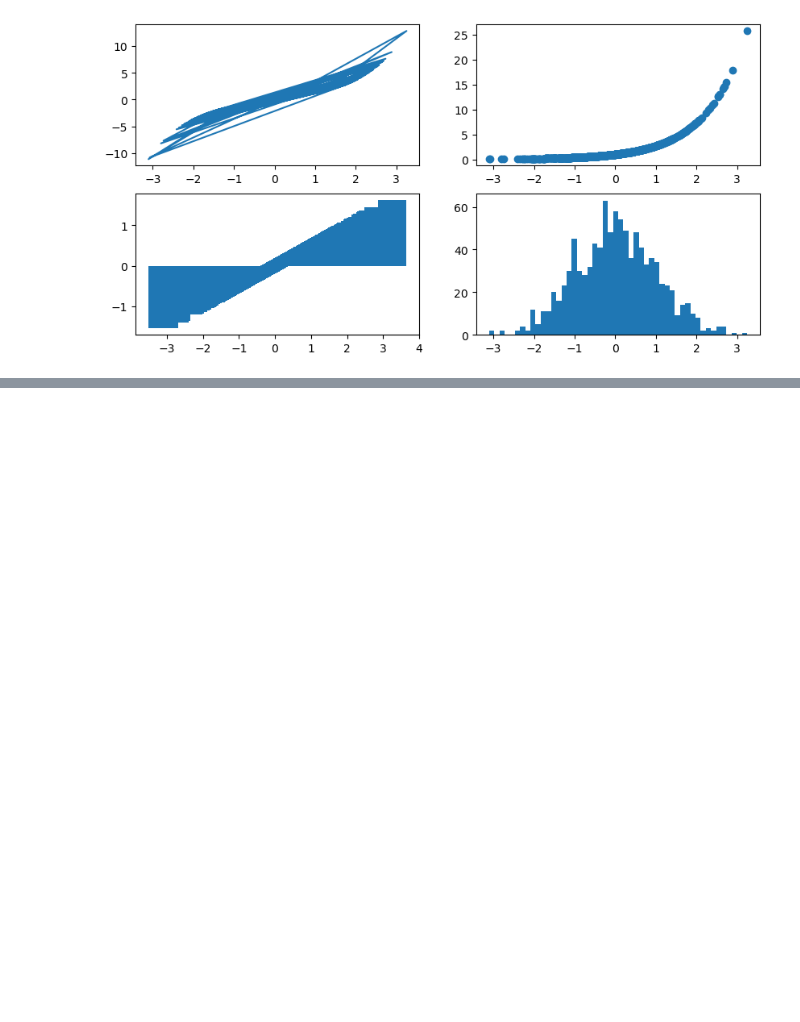
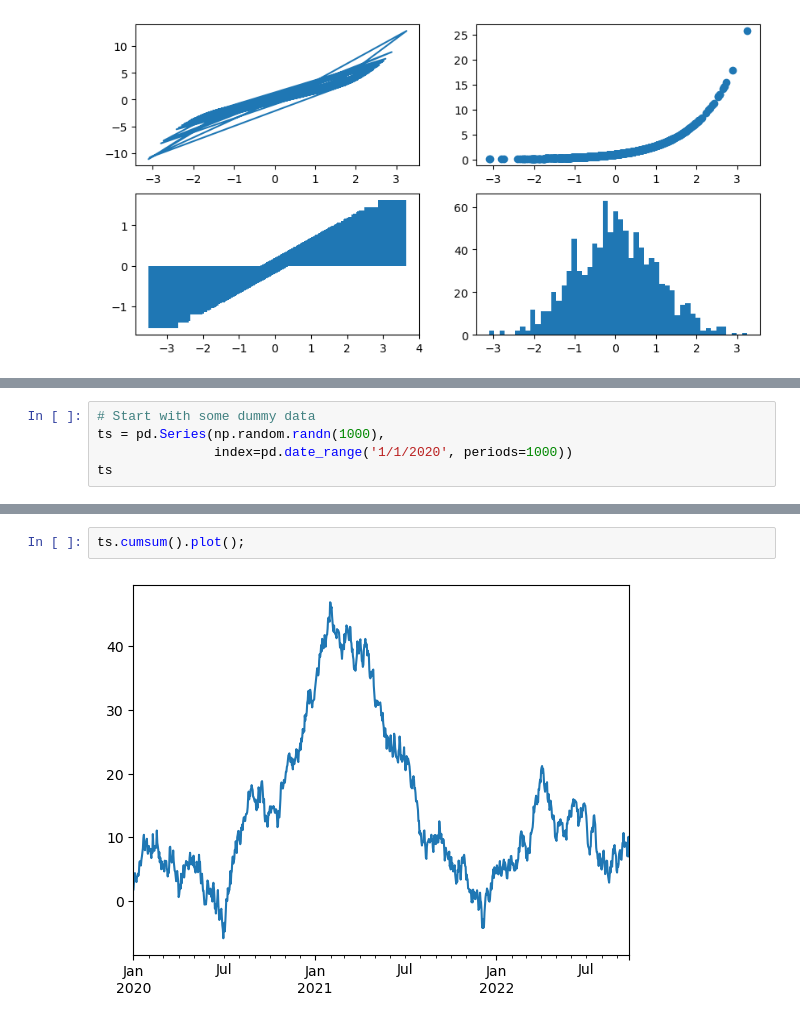
Before and after one commit to rickygrosvenor-pramanick/learn-ml, a Jupyter notebook: matplotlib/introduction-to-matplotlib.ipynb, the cells around one changed output, grey strips where cells are left out. Cells and saved outputs as stored; diff of their text form; blank space fills up the shorter version.

```diff
--- a/matplotlib/introduction-to-matplotlib.ipynb
+++ b/matplotlib/introduction-to-matplotlib.ipynb
@@ -240,0 +260,5 @@ ax[1][1].hist(data, bins=50)
+# %%
+# Start with some dummy data
+ts = pd.Series(np.random.randn(1000),
+               index=pd.date_range('1/1/2020', periods=1000))
+ts
@@ -240,0 +294,4 @@ ax[1][1].hist(data, bins=50)
+# %%
+ts.cumsum().plot();
+# %% [output]
+[figure, added]
```
Also changed, not shown: parts of 16 cells of this notebook.
